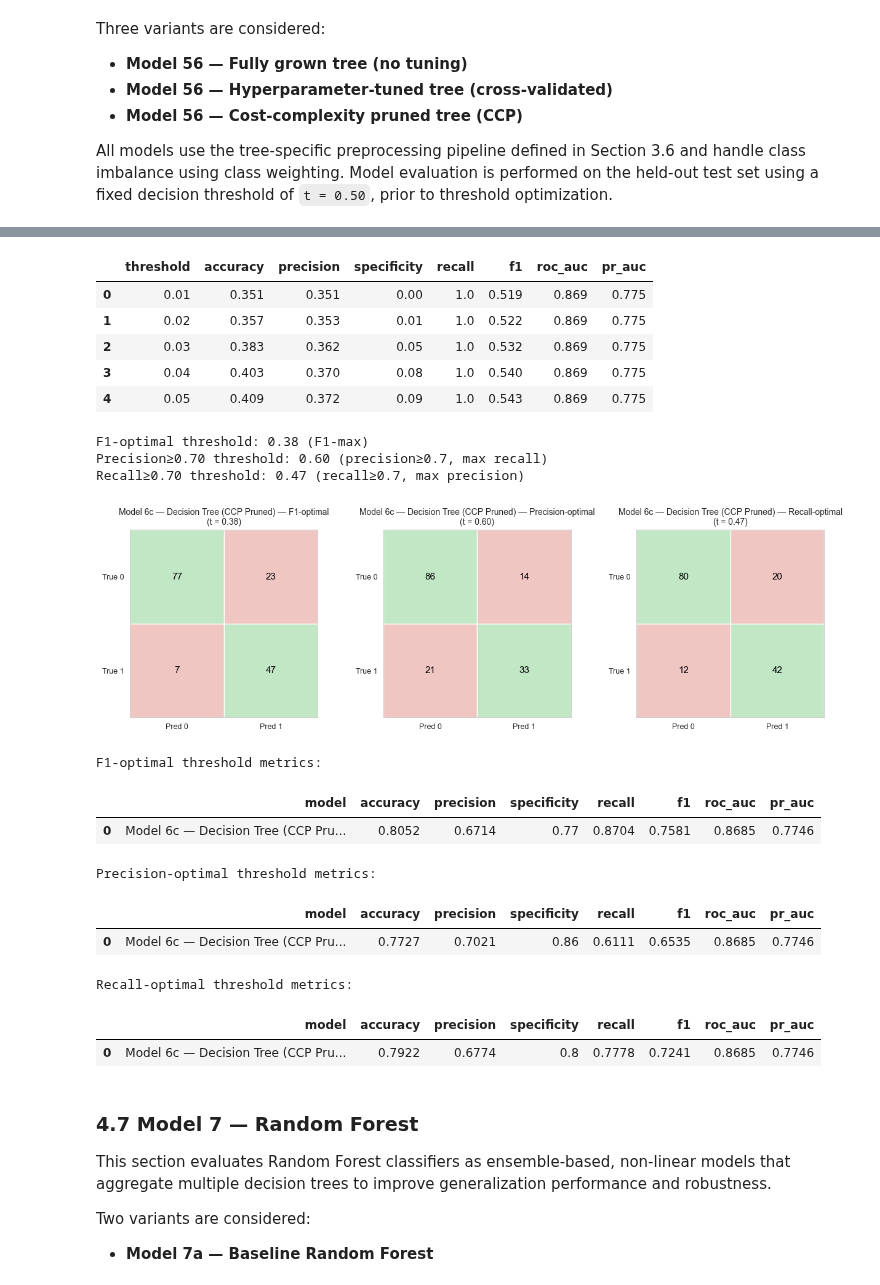
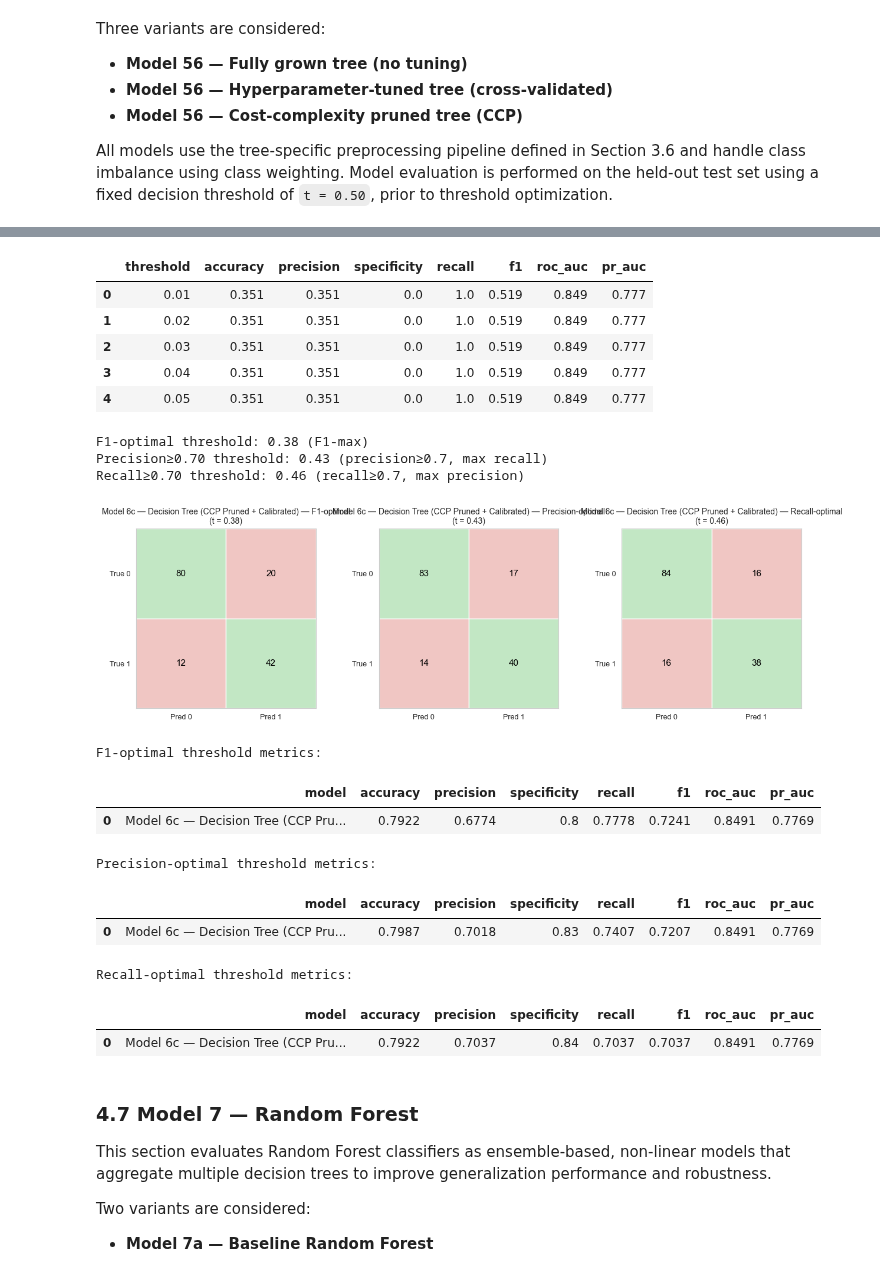
Before and after one commit to NazilaFazeli/ds-diabetes-challenge, a Jupyter notebook: 3_Diabetes_Challenge.ipynb, the cells around one changed output, grey strips where cells are left out. Saved outputs shown, nothing was run; the diff lists cells and outputs as text; code cells hidden in the pictures.

```diff
--- a/3_Diabetes_Challenge.ipynb
+++ b/3_Diabetes_Challenge.ipynb
@@ -2611,12 +2664,7 @@ Recall-optimal threshold metrics:
 # %%
 # ==========================================
-# Model 4 — KNN (k optimized with CV)
+# Model 4 — KNN (k optimized with CV + Calibrated)
 # ==========================================
-
-from sklearn.pipeline import Pipeline
-from sklearn.neighbors import KNeighborsClassifier
-from sklearn.model_selection import GridSearchCV
-import pandas as pd
 
 rows_knn = []
 
@@ -2664,19 +2712,29 @@ best_weight = grid_knn.best_params_["classifier__weights"]
 print("\nBest k (KNN):", best_k)
 print("Best weighting scheme:", best_weight)
 
+# -------- Calibration --------
+
+calibrated_knn = CalibratedClassifierCV(
+    estimator=best_knn_model,
+    method="isotonic",
+    cv=5
+)
+
+calibrated_knn.fit(X_train, y_train)
+
 # ==================================
 # Evaluation on test set
 # ==================================
 
-y_pred_4  = best_knn_model.predict(X_test)
-y_proba_4 = best_knn_model.predict_proba(X_test)[:, 1]
+y_pred_4  = calibrated_knn.predict(X_test)
+y_proba_4 = calibrated_knn.predict_proba(X_test)[:,1]
 
 rows_knn.append(
     metric_report(
         y_test,
         y_pred_4,
         y_proba_4,
-        label="Model 4 — KNN (CV Optimized)"
+        label="Model 4 — KNN (CV Optimized + Calibrated)"
     )
 )
 
@@ -2694,11 +2752,13 @@ Best weighting scheme: uniform
 # %%
 # ============================================
-# Threshold Optimization — Model 4 — KNN (CV optimized)
+# Threshold Optimization — Model 4 — KNN (CV optimized + Calibrated)
 # ============================================
+
+threshold_model4 = []
 
 # Select model for threshold optimization
 y_proba_best = y_proba_4
-model_label  = "Model 4 — KNN (CV optimized)"
+model_label  = "Model 4 — KNN (CV optimized + Calibrated)"
 # ----------------------------------
 
 
@@ -2761,7 +2821,7 @@ threshold_results.append({
     "f1": res_f1["f1"]
 })
 
-threshold_summary_rows.append({
+threshold_model4.append({
     "model": model_label,
     "threshold": round(t_f1, 3),
 
@@ -2798,6 +2858,8 @@ plt.show()
 # ---------------------
 # Summary tables
 # ---------------------
+df_model4_threshold = pd.DataFrame(threshold_model4)
+
 print("\nF1-optimal threshold metrics:")
 display(pd.DataFrame([res_f1]).round(4))
 
@@ -3263,11 +3374,12 @@ Best CCP alpha:
 # %%
 # ============================================
-# Threshold Optimization — Model 6c — Decision Tree (CCP Pruned)
+# Threshold Optimization — Model 6c — Decision Tree (CCP Pruned + Calibrated)
 # ============================================
+threshold_model6 = []
 
 # Select model for threshold optimization
-y_proba_best = y_proba_5c
-model_label  = "Model 6c — Decision Tree (CCP Pruned)"
+y_proba_best = y_proba_6c
+model_label  = "Model 6c — Decision Tree (CCP Pruned + Calibrated)"
 # ----------------------------------
 
 
@@ -3336,7 +3448,7 @@ threshold_results.append({
     "f1": res_f1["f1"]
 })
 
-threshold_summary_rows.append({
+threshold_model6.append({
     "model": model_label,
     "threshold": round(t_f1, 3),
 
@@ -3350,50 +3462,52 @@ threshold_summary_rows.append({
 
 res_rec = show_at_threshold(
     y_test, y_proba_best, t_rec,
     f"{model_label} — Recall-optimal",
     ax=axes[2]
 )
 
 #plt.tight_layout()
 
 plt.subplots_adjust(
     left=0.06,
     right=1,
     wspace=0.35
 )
 plt.show()
 
 # ---------------------
 # Summary tables
 # ---------------------
+df_model6_threshold = pd.DataFrame(threshold_model6)
+
 print("\nF1-optimal threshold metrics:")
 display(pd.DataFrame([res_f1]).round(4))
 
 print("\nPrecision-optimal threshold metrics:")
 display(pd.DataFrame([res_prec]).round(4))
 
 print("\nRecall-optimal threshold metrics:")
 display(pd.DataFrame([res_rec]).round(4))
 # %% [output]
 |  | threshold | accuracy | precision | specificity | recall | f1 | roc_auc | pr_auc |
-| 0 | 0.01 | 0.351 | 0.351 | 0.00 | 1.0 | 0.519 | 0.869 | 0.775 |
-| 1 | 0.02 | 0.357 | 0.353 | 0.01 | 1.0 | 0.522 | 0.869 | 0.775 |
-| 2 | 0.03 | 0.383 | 0.362 | 0.05 | 1.0 | 0.532 | 0.869 | 0.775 |
-| 3 | 0.04 | 0.403 | 0.370 | 0.08 | 1.0 | 0.540 | 0.869 | 0.775 |
-| 4 | 0.05 | 0.409 | 0.372 | 0.09 | 1.0 | 0.543 | 0.869 | 0.775 |
+| 0 | 0.01 | 0.351 | 0.351 | 0.0 | 1.0 | 0.519 | 0.849 | 0.777 |
+| 1 | 0.02 | 0.351 | 0.351 | 0.0 | 1.0 | 0.519 | 0.849 | 0.777 |
+| 2 | 0.03 | 0.351 | 0.351 | 0.0 | 1.0 | 0.519 | 0.849 | 0.777 |
+| 3 | 0.04 | 0.351 | 0.351 | 0.0 | 1.0 | 0.519 | 0.849 | 0.777 |
+| 4 | 0.05 | 0.351 | 0.351 | 0.0 | 1.0 | 0.519 | 0.849 | 0.777 |
 F1-optimal threshold: 0.38 (F1-max)
-Precision≥0.70 threshold: 0.60 (precision≥0.7, max recall)
-Recall≥0.70 threshold: 0.47 (recall≥0.7, max precision)
+Precision≥0.70 threshold: 0.43 (precision≥0.7, max recall)
+Recall≥0.70 threshold: 0.46 (recall≥0.7, max precision)
-[figure, old version]
+[figure, new version]
 F1-optimal threshold metrics:
 |  | model | accuracy | precision | specificity | recall | f1 | roc_auc | pr_auc |
-| 0 | Model 6c — Decision Tree (CCP Pru... | 0.8052 | 0.6714 | 0.77 | 0.8704 | 0.7581 | 0.8685 | 0.7746 |
+| 0 | Model 6c — Decision Tree (CCP Pru... | 0.7922 | 0.6774 | 0.8 | 0.7778 | 0.7241 | 0.8491 | 0.7769 |
 Precision-optimal threshold metrics:
 |  | model | accuracy | precision | specificity | recall | f1 | roc_auc | pr_auc |
-| 0 | Model 6c — Decision Tree (CCP Pru... | 0.7727 | 0.7021 | 0.86 | 0.6111 | 0.6535 | 0.8685 | 0.7746 |
+| 0 | Model 6c — Decision Tree (CCP Pru... | 0.7987 | 0.7018 | 0.83 | 0.7407 | 0.7207 | 0.8491 | 0.7769 |
 Recall-optimal threshold metrics:
 |  | model | accuracy | precision | specificity | recall | f1 | roc_auc | pr_auc |
-| 0 | Model 6c — Decision Tree (CCP Pru... | 0.7922 | 0.6774 | 0.8 | 0.7778 | 0.7241 | 0.8685 | 0.7746 |
+| 0 | Model 6c — Decision Tree (CCP Pru... | 0.7922 | 0.7037 | 0.84 | 0.7037 | 0.7037 | 0.8491 | 0.7769 |
 # %% [markdown]
 ### 4.7 Model 7 — Random Forest
 
```
Also changed, not shown: parts of 22 cells of this notebook.
